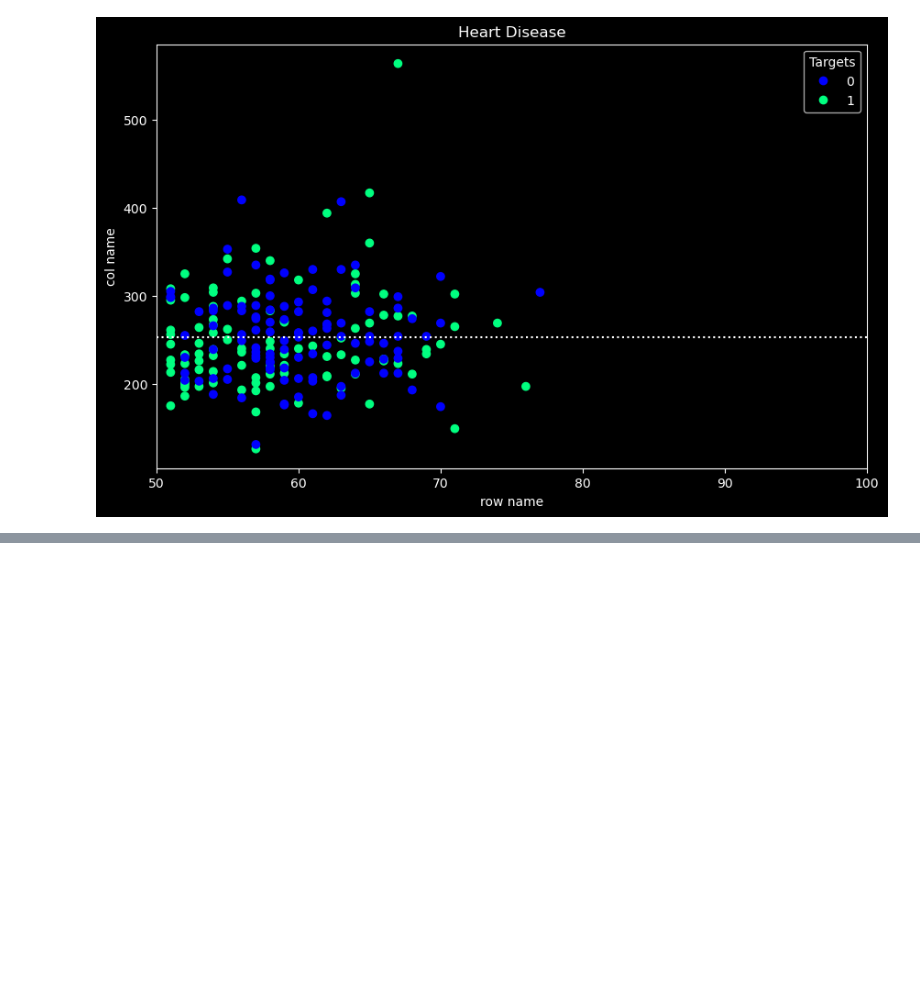
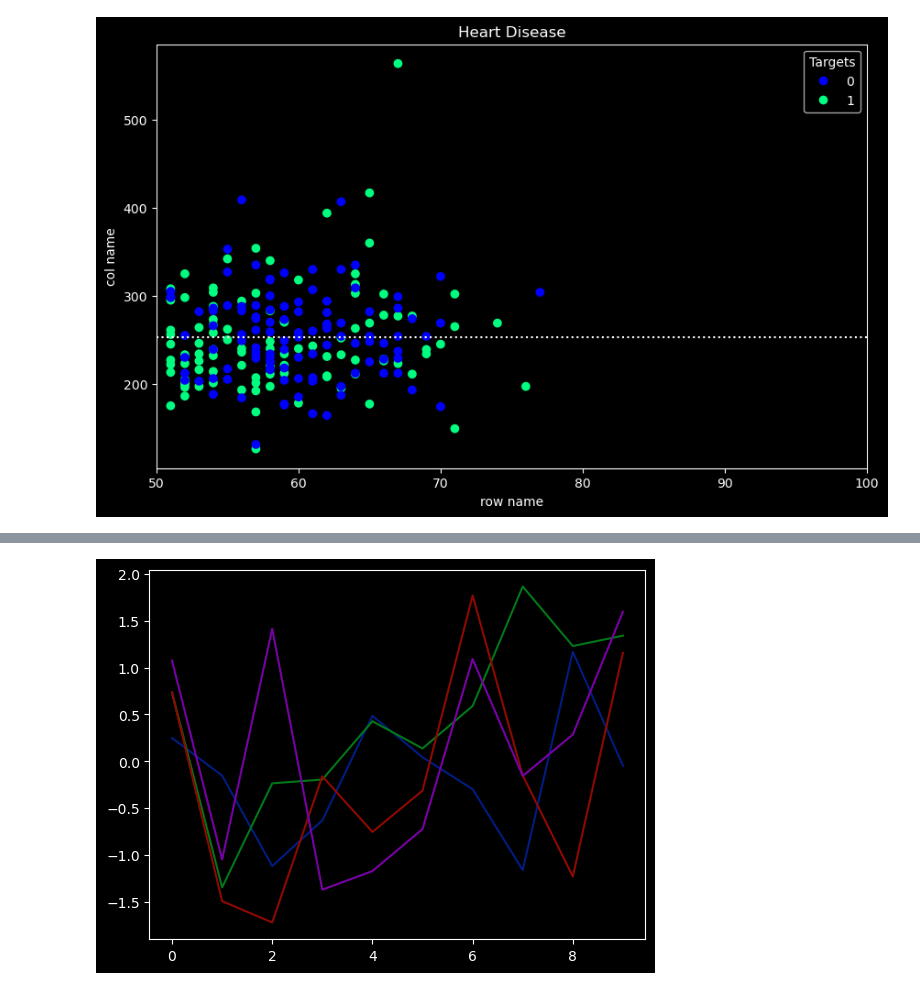
Before and after one commit to kaushikvishwakarma/AI-ML, a Jupyter notebook: Introduction to Matplotlib.ipynb, the cells around one changed output, grey strips where cells are left out. Drawn from its saved outputs; the diff is of its cells as text; code cells hidden in the pictures; blank space fills up the shorter version.

```diff
--- a/Introduction to Matplotlib.ipynb
+++ b/Introduction to Matplotlib.ipynb
@@ -510,0 +531,5 @@ fig.savefig("heartdisease.png",dpi=500)
+# %%
+plt.style.use('seaborn-v0_8-dark-palette')
+plt.plot(x);
+# %% [output]
+[figure, added]
```
Also changed, not shown: parts of 3 cells of this notebook.
